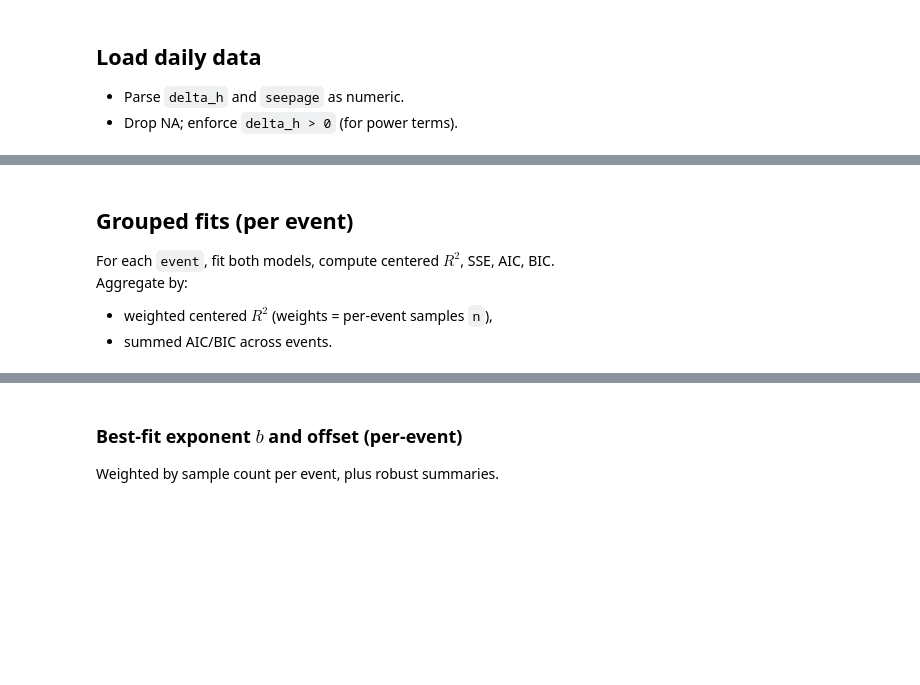
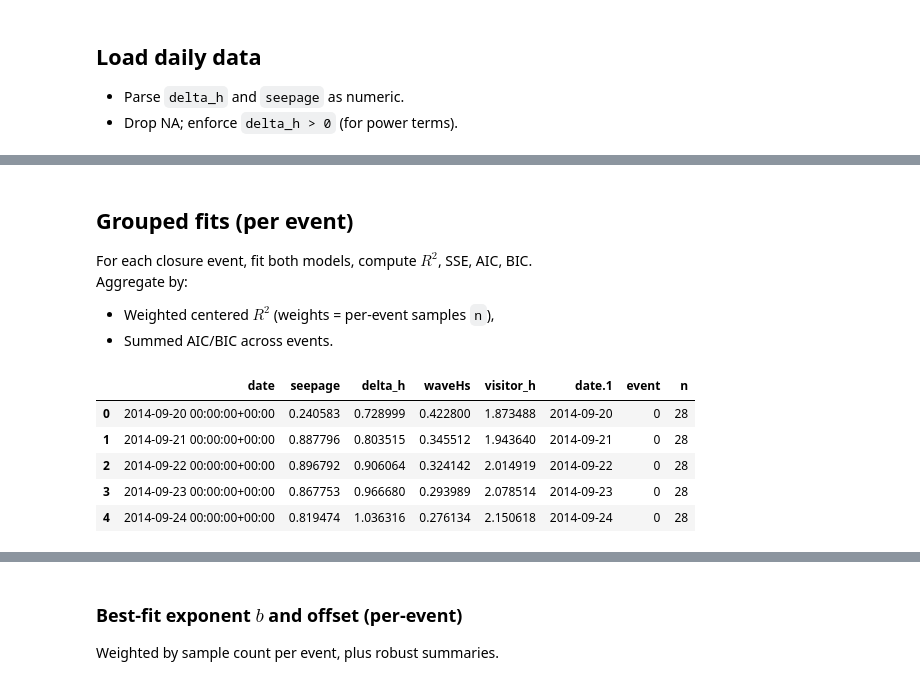
Before and after one commit to octavia-crompton/russian-river-seepage, a Jupyter notebook: notebooks/Seepage_vs_DeltaH_model_fits.ipynb, the cells around one changed output, grey strips where cells are left out. Saved outputs shown, nothing was run; the diff lists cells and outputs as text; code cells hidden in the pictures; blank space fills up the shorter version.

```diff
--- a/notebooks/Seepage_vs_DeltaH_model_fits.ipynb
+++ b/notebooks/Seepage_vs_DeltaH_model_fits.ipynb
@@ -153,0 +60,31 @@ Closure days with data: 399
+# %%
+from pathlib import Path
+import pandas as pd
+
+# Path to the pooled, event-labeled panel saved as CSV
+data_path = Path("../data/processed/pooled_event_df.csv")
+
+# Load the data
+pooled_event_df = pd.read_csv(data_path)
+
+# Ensure numeric types; coerce bad parses to NaN (so they can be dropped)
+pooled_event_df["delta_h"] = pd.to_numeric(pooled_event_df["delta_h"], errors="coerce")
+pooled_event_df["seepage"] = pd.to_numeric(pooled_event_df["seepage"], errors="coerce")
+
+# Drop rows missing either key variable
+pooled_event_df = pooled_event_df.dropna(subset=["delta_h", "seepage"])
+
+# Quick peek at the core columns
+display(pooled_event_df[["delta_h", "seepage", "event"]].head())
+pooled_event_df = pooled_event_df.query("seepage < 4")
+
+# add row-count per event to the original DataFrame
+pooled_event_df["n"] = pooled_event_df.groupby("event")["event"].transform("size").astype("int64")
+pooled_event_df = pooled_event_df.query("n>5")
+
+# Row count after cleaning (i.e., number of event-days retained)
+print(f"Closure days with data: {len(pooled_event_df)}")
+
+median_delta_h = pooled_event_df['delta_h'].median()
+median_visitor_h = pooled_event_df['visitor_h'].median()
+min_delta_h = pooled_event_df['delta_h'].min()
@@ -208,8 +600,16 @@ print(f"ΔBIC (pooled) = {dBIC_pooled:.3f}")
 # %% [markdown]
-
 ## Grouped fits (per event)
-For each `event`, fit both models, compute centered $R^2$, SSE, AIC, BIC.
+For each closure event, fit both models, compute $R^2$, SSE, AIC, BIC.
 Aggregate by:
-- weighted centered $R^2$ (weights = per-event samples `n`),
-- summed AIC/BIC across events.
+- Weighted centered $R^2$ (weights = per-event samples `n`),
+- Summed AIC/BIC across events.
+# %%
+pooled_event_df.head()
+# %% [output]
+|  | date | seepage | delta_h | waveHs | visitor_h | date.1 | event | n |
+| 0 | 2014-09-20 00:00:00+00:00 | 0.240583 | 0.728999 | 0.422800 | 1.873488 | 2014-09-20 | 0 | 28 |
+| 1 | 2014-09-21 00:00:00+00:00 | 0.887796 | 0.803515 | 0.345512 | 1.943640 | 2014-09-21 | 0 | 28 |
+| 2 | 2014-09-22 00:00:00+00:00 | 0.896792 | 0.906064 | 0.324142 | 2.014919 | 2014-09-22 | 0 | 28 |
+| 3 | 2014-09-23 00:00:00+00:00 | 0.867753 | 0.966680 | 0.293989 | 2.078514 | 2014-09-23 | 0 | 28 |
+| 4 | 2014-09-24 00:00:00+00:00 | 0.819474 | 1.036316 | 0.276134 | 2.150618 | 2014-09-24 | 0 | 28 |
 # %%
```
Also changed, not shown: parts of 23 cells of this notebook, 17 other files.
